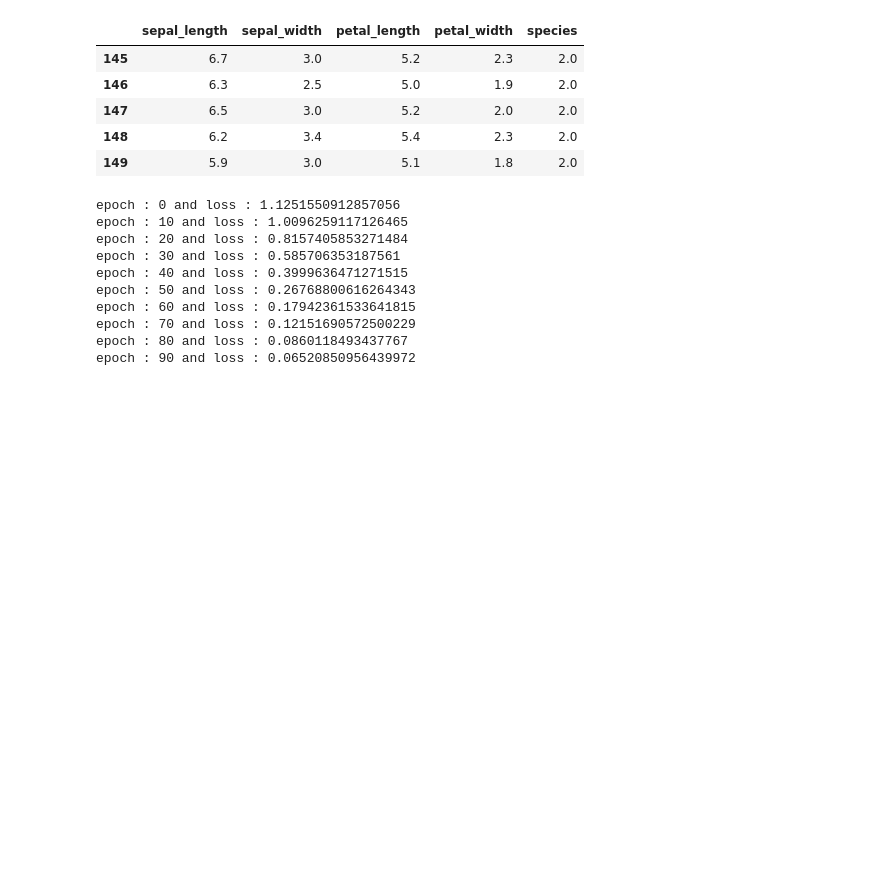
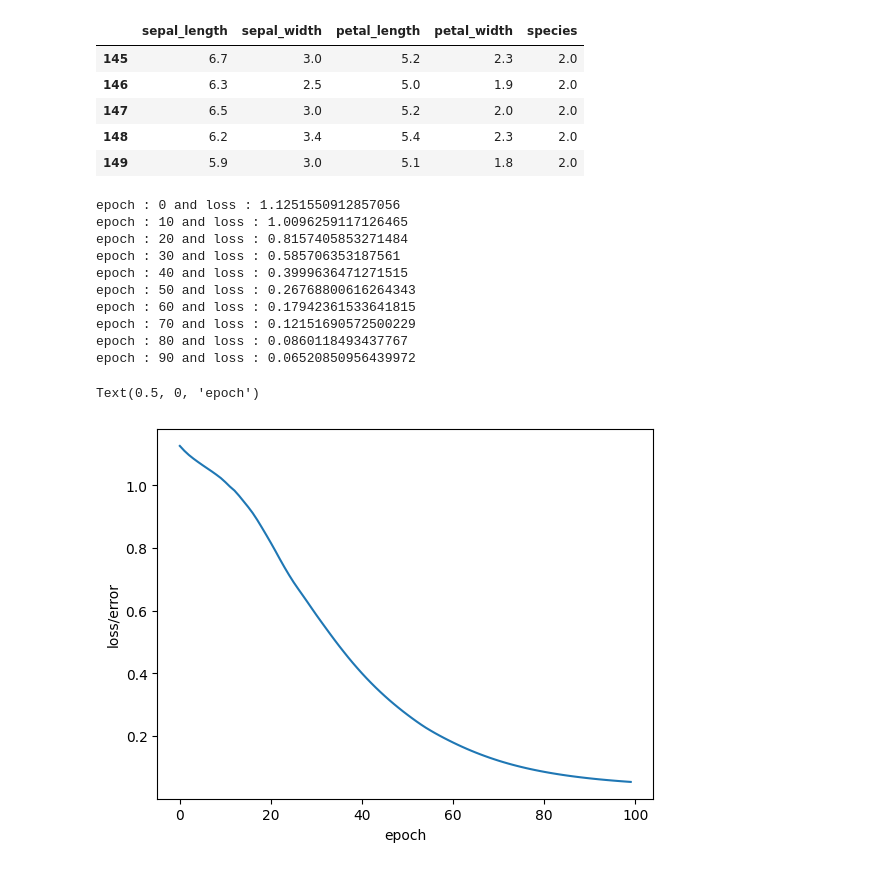
Before and after one commit to beryamosta/MLFloorPlan, a Jupyter notebook: MLFloorPlan.ipynb, the cells around one changed output. Saved outputs shown, nothing was run; the diff lists cells and outputs as text; code cells hidden in the pictures; blank space fills up the shorter version.

```diff
--- a/MLFloorPlan.ipynb
+++ b/MLFloorPlan.ipynb
@@ -99,3 +99,10 @@ epoch : 60 and loss : 0.17942361533641815
 epoch : 70 and loss : 0.12151690572500229
 epoch : 80 and loss : 0.0860118493437767
 epoch : 90 and loss : 0.06520850956439972
+# %%
+plt.plot(range(epochs),losses)
+plt.ylabel("loss/error")
+plt.xlabel('epoch')
+# %% [output]
+Text(0.5, 0, 'epoch')
+[figure, added]
```
